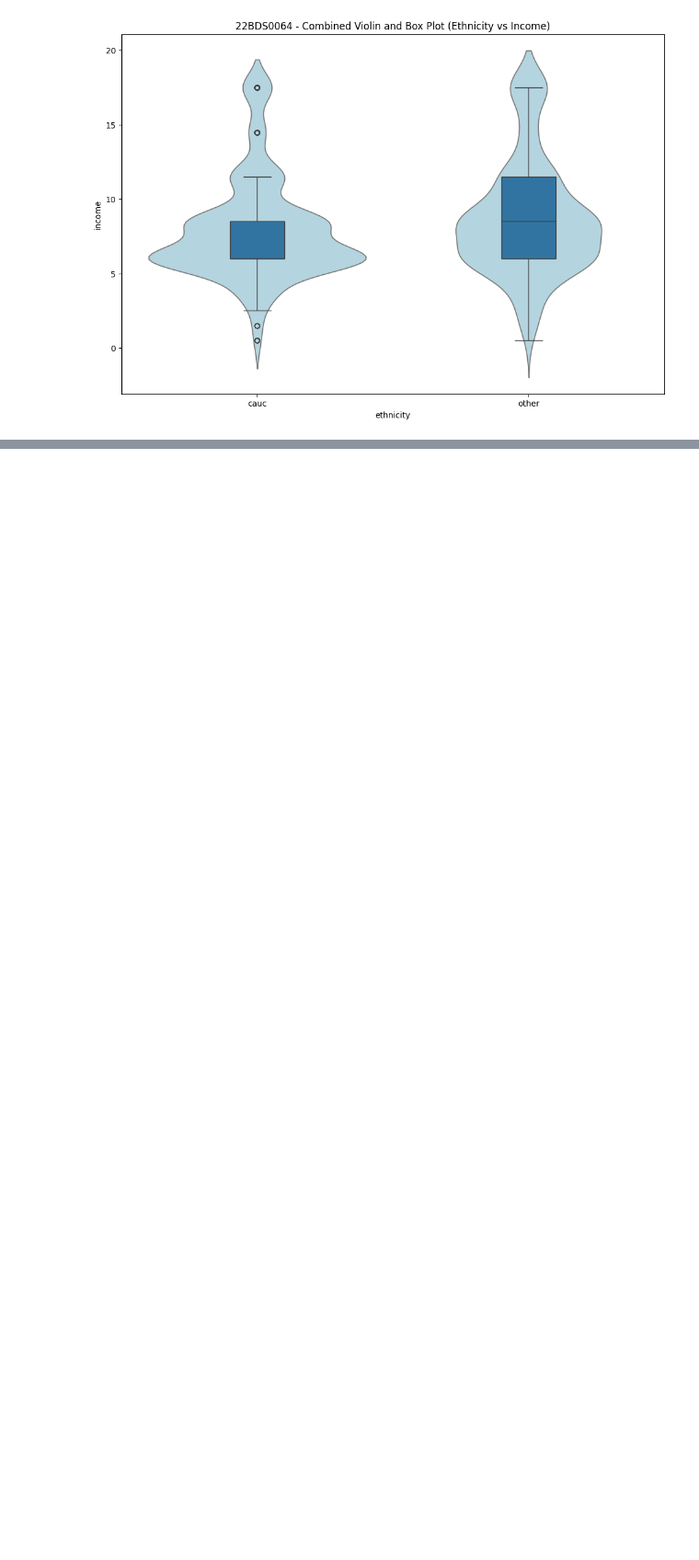
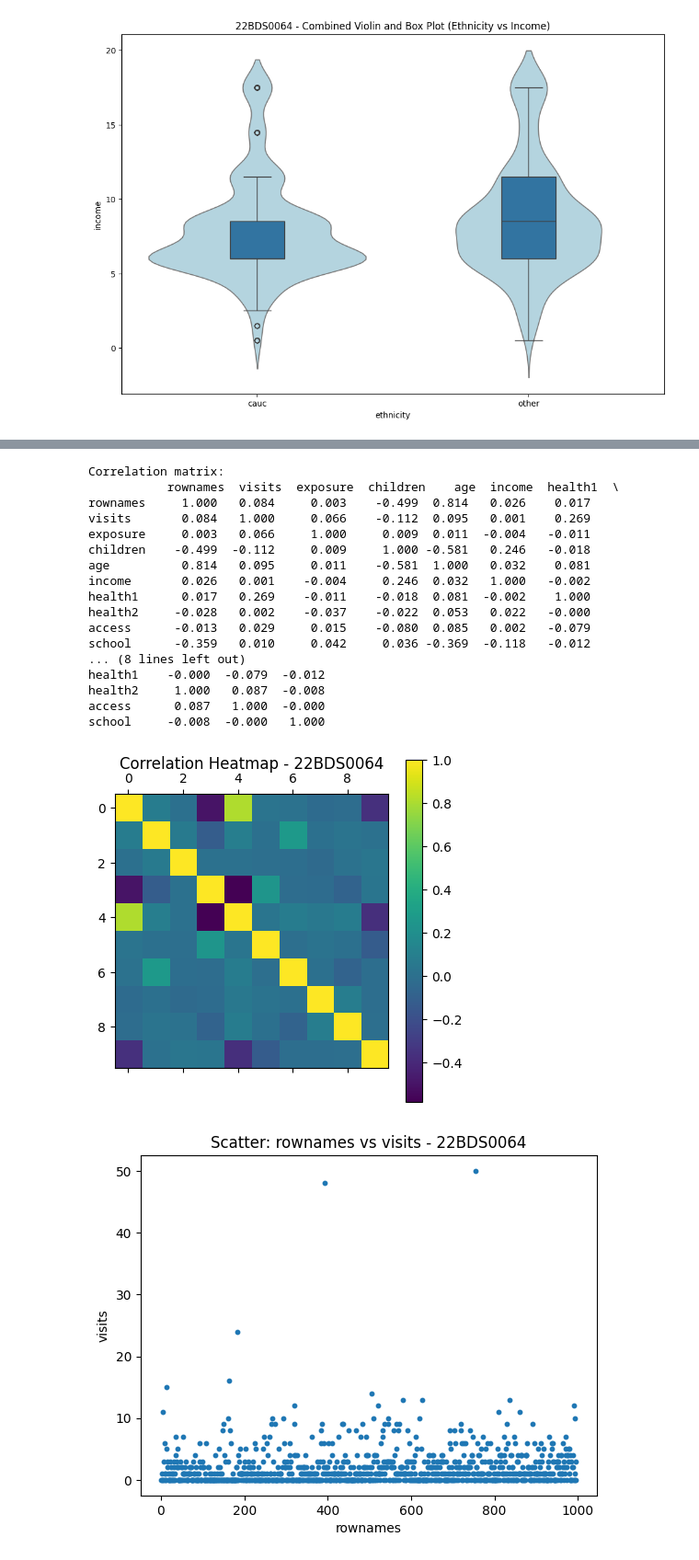
Before and after one commit to devansh391k/22BDS0064, a Jupyter notebook: 22BDS0064.ipynb, the cells around one changed output, grey strips where cells are left out. Shown at 92% size. Saved outputs shown, nothing was run; the diff lists cells and outputs as text; code cells hidden in the pictures; blank space fills up the shorter version.

```diff
--- a/22BDS0064.ipynb
+++ b/22BDS0064.ipynb
@@ -422,0 +543,49 @@ if df.shape[1] > 3:
+# %%
+# Correlation (numerical vs numerical)
+if len(numeric_cols) >= 2:
+    corr = df[numeric_cols].corr()
+    print("Correlation matrix:\n", corr.round(3))
+    plt.matshow(corr)
+    plt.colorbar()
+    plt.title("Correlation Heatmap - 22BDS0064", pad=20)
+    plt.show()
+
+# Scatter plot (first 2 numeric cols)
+if len(numeric_cols) >= 2:
+    x, y = numeric_cols[0], numeric_cols[1]
+    plt.scatter(df[x], df[y], s=10)
+    plt.xlabel(x)
+    plt.ylabel(y)
+    plt.title(f"Scatter: {x} vs {y} - 22BDS0064")
+    plt.show()
+
+# Numerical vs categorical (group means)
+for c in cat_cols[:2]:
+    print(f"\nGroup means by {c}:")
+    print(df.groupby(c)[numeric_cols].mean().head(10))
+
+# Categorical vs categorical (contingency table)
+if len(cat_cols) >= 2:
+    contingency = pd.crosstab(df[cat_cols[0]], df[cat_cols[1]])
+    print(f"\nContingency Table ({cat_cols[0]} x {cat_cols[1]}):\n")
+    print(contingency.head(10))
+# %% [output]
+Correlation matrix:
+           rownames  visits  exposure  children    age  income  health1  \
+rownames     1.000   0.084     0.003    -0.499  0.814   0.026    0.017
+visits       0.084   1.000     0.066    -0.112  0.095   0.001    0.269
+exposure     0.003   0.066     1.000     0.009  0.011  -0.004   -0.011
+children    -0.499  -0.112     0.009     1.000 -0.581   0.246   -0.018
+age          0.814   0.095     0.011    -0.581  1.000   0.032    0.081
+income       0.026   0.001    -0.004     0.246  0.032   1.000   -0.002
+health1      0.017   0.269    -0.011    -0.018  0.081  -0.002    1.000
+health2     -0.028   0.002    -0.037    -0.022  0.053   0.022   -0.000
+access      -0.013   0.029     0.015    -0.080  0.085   0.002   -0.079
+school      -0.359   0.010     0.042     0.036 -0.369  -0.118   -0.012
+... (8 lines left out)
+health1    -0.000  -0.079  -0.012
+health2     1.000   0.087  -0.008
+access      0.087   1.000  -0.000
+school     -0.008  -0.000   1.000
+[figure, added]
+[figure, added]
```
Also changed, not shown: parts of 6 cells of this notebook.
